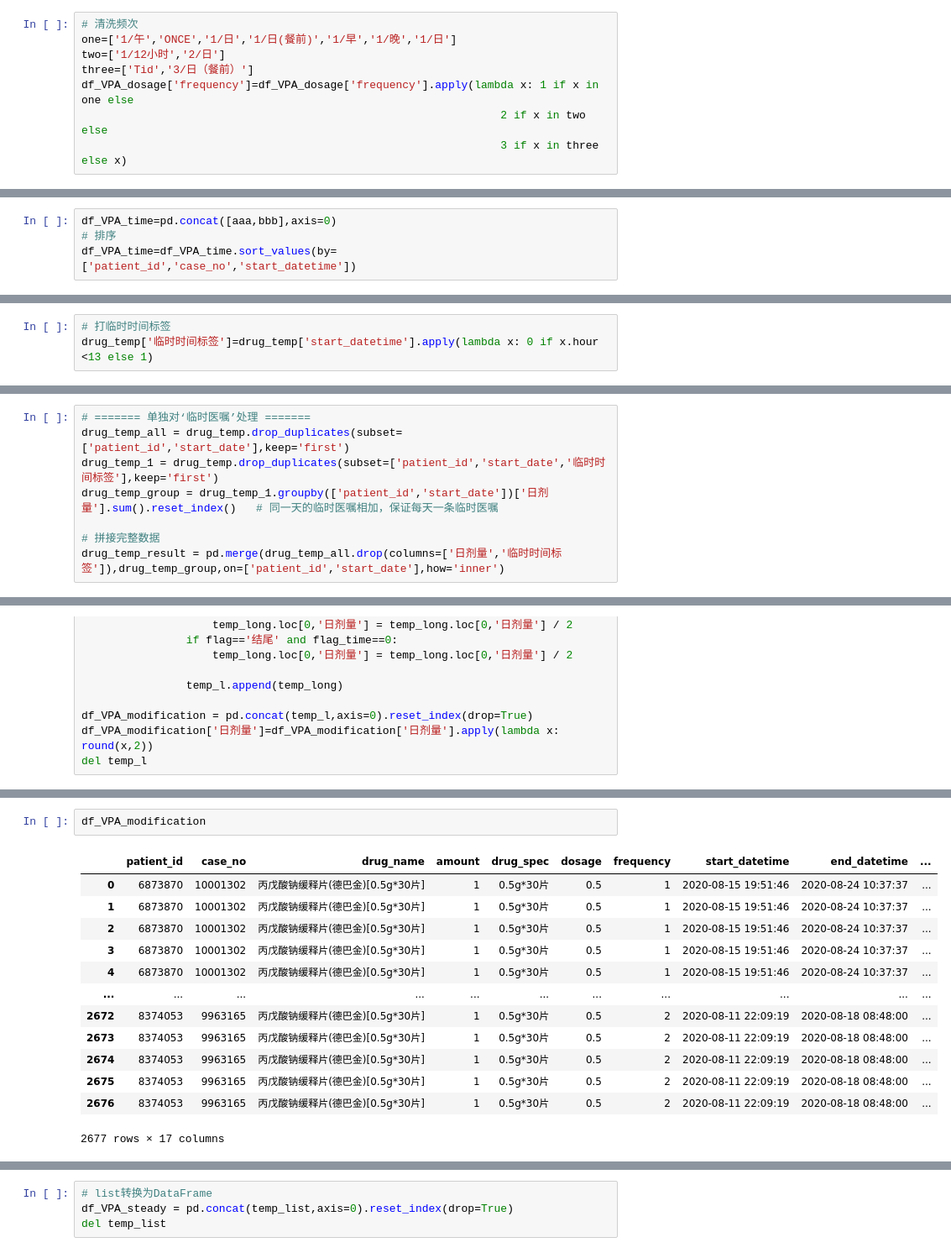
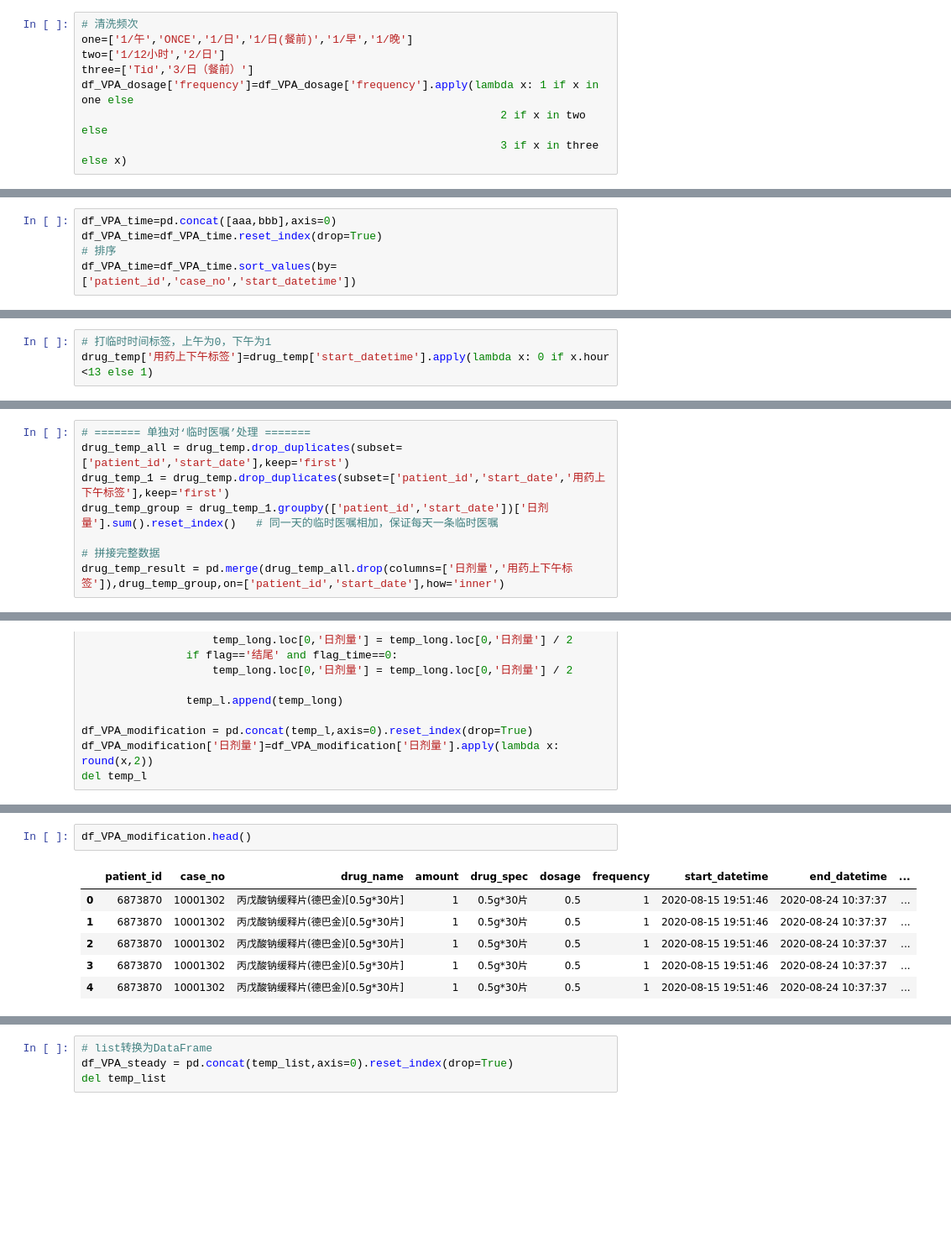
Before and after one commit to yuyongsheng1990/VPA_southern_hospital, a Jupyter notebook: data_process.ipynb, the cells around one changed output, grey strips where cells are left out. Shown at 84% size. Cells and saved outputs as stored; diff of their text form; blank space fills up the shorter version.

```diff
--- a/data_process.ipynb
+++ b/data_process.ipynb
@@ -761,6 +709,6 @@ df_VPA_dosage['dosage']=df_VPA_dosage['dosage'].apply(lambda x: float(x.replace(
 # %%
 # 清洗频次
-one=['1/午','ONCE','1/日','1/日(餐前)','1/早','1/晚','1/日']
+one=['1/午','ONCE','1/日','1/日(餐前)','1/早','1/晚']
 two=['1/12小时','2/日']
 three=['Tid','3/日（餐前）']
 df_VPA_dosage['frequency']=df_VPA_dosage['frequency'].apply(lambda x: 1 if x in one else
@@ -821,5 +769,6 @@ aaa
 # %%
 df_VPA_time=pd.concat([aaa,bbb],axis=0)
+df_VPA_time=df_VPA_time.reset_index(drop=True)
 # 排序
 df_VPA_time=df_VPA_time.sort_values(by=['patient_id','case_no','start_datetime'])
 # %%
@@ -847,8 +805,8 @@ df_VPA_time['long_d_order']=df_VPA_time['statusdesc'].apply(lambda x: 1 if re.ma
 drug_temp = df_VPA_time[df_VPA_time['long_d_order']==0]
 drug_long = df_VPA_time[df_VPA_time['long_d_order']==1]
 # %%
-# 打临时时间标签
-drug_temp['临时时间标签']=drug_temp['start_datetime'].apply(lambda x: 0 if x.hour <13 else 1)
+# 打临时时间标签，上午为0，下午为1
+drug_temp['用药上下午标签']=drug_temp['start_datetime'].apply(lambda x: 0 if x.hour <13 else 1)
 # %%
 print(drug_temp.shape)
 print(drug_temp['patient_id'].nunique())
@@ -860,11 +818,11 @@ print(drug_temp['case_no'].nunique())
 # %%
 # ======= 单独对‘临时医嘱’处理 =======
 drug_temp_all = drug_temp.drop_duplicates(subset=['patient_id','start_date'],keep='first')
-drug_temp_1 = drug_temp.drop_duplicates(subset=['patient_id','start_date','临时时间标签'],keep='first')
+drug_temp_1 = drug_temp.drop_duplicates(subset=['patient_id','start_date','用药上下午标签'],keep='first')
 drug_temp_group = drug_temp_1.groupby(['patient_id','start_date'])['日剂量'].sum().reset_index()   # 同一天的临时医嘱相加，保证每天一条临时医嘱
 
 # 拼接完整数据
-drug_temp_result = pd.merge(drug_temp_all.drop(columns=['日剂量','临时时间标签']),drug_temp_group,on=['patient_id','start_date'],how='inner')
+drug_temp_result = pd.merge(drug_temp_all.drop(columns=['日剂量','用药上下午标签']),drug_temp_group,on=['patient_id','start_date'],how='inner')
 # %%
 print(drug_temp_result.shape)
 print(drug_temp_result['patient_id'].nunique())
@@ -1073,17 +1019,10 @@ print(df_VPA_modification['case_no'].nunique())
 # %%
-df_VPA_modification
+df_VPA_modification.head()
 # %% [output]
 |  | patient_id | case_no | drug_name | amount | drug_spec | dosage | frequency | start_datetime | end_datetime | ... |
 | 0 | 6873870 | 10001302 | 丙戊酸钠缓释片(德巴金)[0.5g*30片] | 1 | 0.5g*30片 | 0.5 | 1 | 2020-08-15 19:51:46 | 2020-08-24 10:37:37 | ... |
 | 1 | 6873870 | 10001302 | 丙戊酸钠缓释片(德巴金)[0.5g*30片] | 1 | 0.5g*30片 | 0.5 | 1 | 2020-08-15 19:51:46 | 2020-08-24 10:37:37 | ... |
 | 2 | 6873870 | 10001302 | 丙戊酸钠缓释片(德巴金)[0.5g*30片] | 1 | 0.5g*30片 | 0.5 | 1 | 2020-08-15 19:51:46 | 2020-08-24 10:37:37 | ... |
 | 3 | 6873870 | 10001302 | 丙戊酸钠缓释片(德巴金)[0.5g*30片] | 1 | 0.5g*30片 | 0.5 | 1 | 2020-08-15 19:51:46 | 2020-08-24 10:37:37 | ... |
 | 4 | 6873870 | 10001302 | 丙戊酸钠缓释片(德巴金)[0.5g*30片] | 1 | 0.5g*30片 | 0.5 | 1 | 2020-08-15 19:51:46 | 2020-08-24 10:37:37 | ... |
-| ... | ... | ... | ... | ... | ... | ... | ... | ... | ... | ... |
-| 2672 | 8374053 | 9963165 | 丙戊酸钠缓释片(德巴金)[0.5g*30片] | 1 | 0.5g*30片 | 0.5 | 2 | 2020-08-11 22:09:19 | 2020-08-18 08:48:00 | ... |
-| 2673 | 8374053 | 9963165 | 丙戊酸钠缓释片(德巴金)[0.5g*30片] | 1 | 0.5g*30片 | 0.5 | 2 | 2020-08-11 22:09:19 | 2020-08-18 08:48:00 | ... |
-| 2674 | 8374053 | 9963165 | 丙戊酸钠缓释片(德巴金)[0.5g*30片] | 1 | 0.5g*30片 | 0.5 | 2 | 2020-08-11 22:09:19 | 2020-08-18 08:48:00 | ... |
-| 2675 | 8374053 | 9963165 | 丙戊酸钠缓释片(德巴金)[0.5g*30片] | 1 | 0.5g*30片 | 0.5 | 2 | 2020-08-11 22:09:19 | 2020-08-18 08:48:00 | ... |
-| 2676 | 8374053 | 9963165 | 丙戊酸钠缓释片(德巴金)[0.5g*30片] | 1 | 0.5g*30片 | 0.5 | 2 | 2020-08-11 22:09:19 | 2020-08-18 08:48:00 | ... |
-2677 rows × 17 columns
 # %%
```
Also changed, not shown: parts of 387 cells of this notebook, 1 other file.
